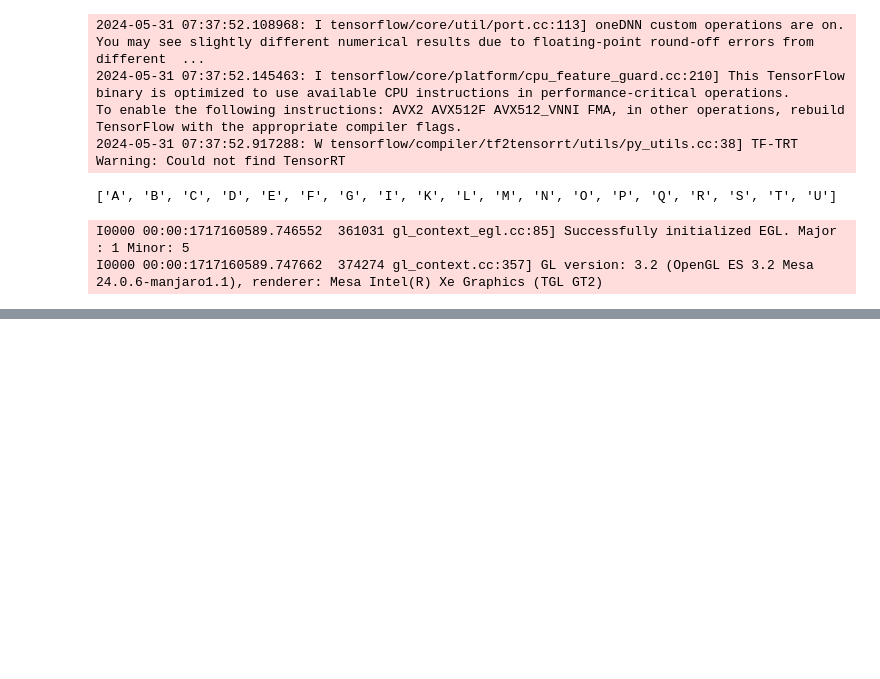
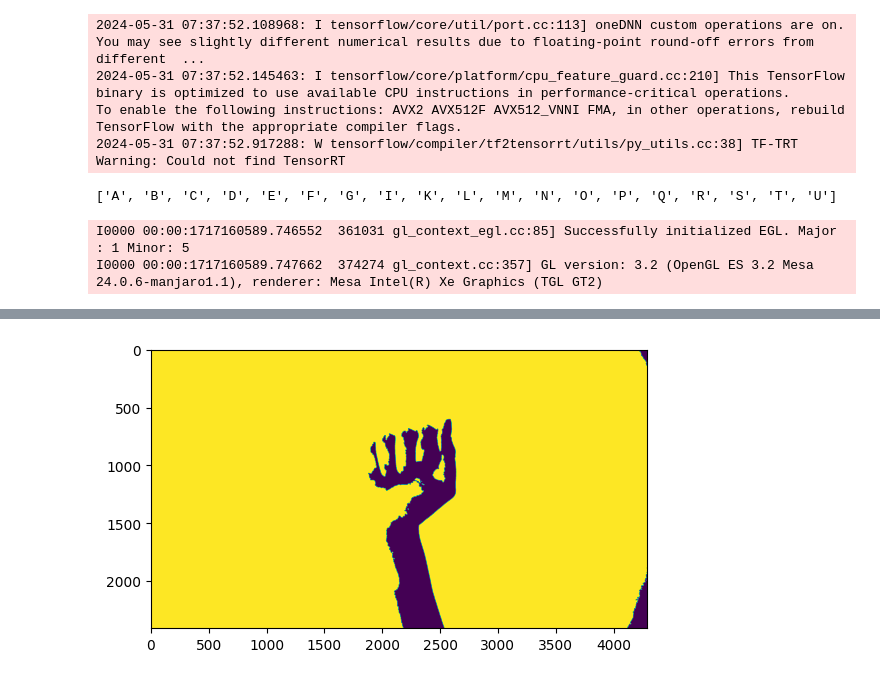
Before and after one commit to ohmono/EspSignLangModel, a Jupyter notebook: 01 Preproceso.ipynb, the cells around one changed output, grey strips where cells are left out. Saved outputs shown, nothing was run; the diff lists cells and outputs as text; code cells hidden in the pictures; blank space fills up the shorter version.

```diff
--- a/01 Preproceso.ipynb
+++ b/01 Preproceso.ipynb
@@ -174,0 +226,99 @@ I0000 00:00:1717160589.747662  374274 gl_context.cc:357] GL version: 3.2 (OpenGL
+# %%
+import cv2
+import numpy as np
+import matplotlib.pyplot as plt
+import os
+import mediapipe as mp
+import skimage.feature as skif
+
+def preprocess_image(frame):
+    # Noise reduction
+    frame = cv2.GaussianBlur(frame, (5, 5), 0)
+
+    # Intensity normalization
+    frame = cv2.normalize(frame, None, alpha=0, beta=1, norm_type=cv2.NORM_MINMAX, dtype=cv2.CV_32F)
+
+    # Color correction (convert to grayscale)
+    frame = cv2.cvtColor(frame, cv2.COLOR_BGR2GRAY)
+
+    # Convert the image to uint8
+    frame = cv2.convertScaleAbs(frame, alpha=(255.0))
+
+    return frame
+
+def segment_hand(frame):
+    # Thresholding
+    _, frame = cv2.threshold(frame, 127, 255, cv2.THRESH_BINARY)
+
+    # Morphological operations
+    kernel = np.ones((5,5),np.uint8)
+    frame = cv2.morphologyEx(frame, cv2.MORPH_OPEN, kernel)
+    frame = cv2.morphologyEx(frame, cv2.MORPH_CLOSE, kernel)
+
+    return frame
+
+def extract_features(frame):
+    # Local descriptors (HOG)
+    hog = skif.hog(frame, orientations=8, pixels_per_cell=(16, 16), cells_per_block=(1, 1), block_norm='L2-Hys')
+
+    # Texture features (GLCM)
+    glcm = skif.greycomatrix(frame, [1], [0, np.pi/4, np.pi/2, 3*np.pi/4], normed=True, symmetric=True)
+    contrast = skif.greycoprops(glcm, 'contrast')
+    dissimilarity = skif.greycoprops(glcm, 'dissimilarity')
+    homogeneity = skif.greycoprops(glcm, 'homogeneity')
+    energy = skif.greycoprops(glcm, 'energy')
+    correlation = skif.greycoprops(glcm, 'correlation')
+
+    # Combine features into a single array
+    features = np.hstack([hog, contrast.flatten(), dissimilarity.flatten(), homogeneity.flatten(), energy.flatten(), correlation.flatten()])
+
+    return features
+
+def process_images(directory, new_directory='classes_1'):
+    mp_hands = mp.solutions.hands
+    hands = mp_hands.Hands()
+
+    for subdir, dirs, files in os.walk(directory):
+        for file in files:
+            filepath = subdir + os.sep + file
+            new_subdir = new_directory + subdir[len(directory):]
+            try:
+                os.makedirs(new_subdir, exist_ok=True)
+            except Exception as e:
+                print(f"Error creating directory {new_subdir}: {e}")
+
+            if filepath.endswith(".JPG") or filepath.endswith(".jpg"):
+                frame = cv2.imread(filepath)
+
+                # Preprocessing
+                frame = preprocess_image(frame)
+
+                # Hand segmentation
+                frame = segment_hand(frame)
+
+                img = cv2.cvtColor(frame, cv2.COLOR_GRAY2RGB)
+                hands_results = hands.process(img)
+                plt.imshow(frame)
+
+                if hands_results.multi_hand_landmarks:
+                    for landmarks in hands_results.multi_hand_landmarks:
+                        drawn_frame, hand_rect = draw_hand_landmarks(frame, landmarks, (0, 0, 255), 75)
+                        try:
+                            frame_resized = cv2.resize(drawn_frame[hand_rect[1]:hand_rect[3], hand_rect[0]:hand_rect[2]], (512, 512))
+
+                            # Feature extraction
+                            features = extract_features(frame_resized)
+
+                            plt.imshow(frame_resized)
+                            print(features)
+                            plt.show()
+                            # cv2.imwrite(os.path.join(new_subdir, file), frame_resized)
+
+
+                        except Exception as e:
+                            print(f"Error processing file {filepath}: {e}")
+
+    hands.close()
+
+process_images('classes')
+# %% [output]
@@ -174,0 +333 @@ I0000 00:00:1717160589.747662  374274 gl_context.cc:357] GL version: 3.2 (OpenGL
+[figure, added]
```
Also changed, not shown: parts of 2 cells of this notebook.
